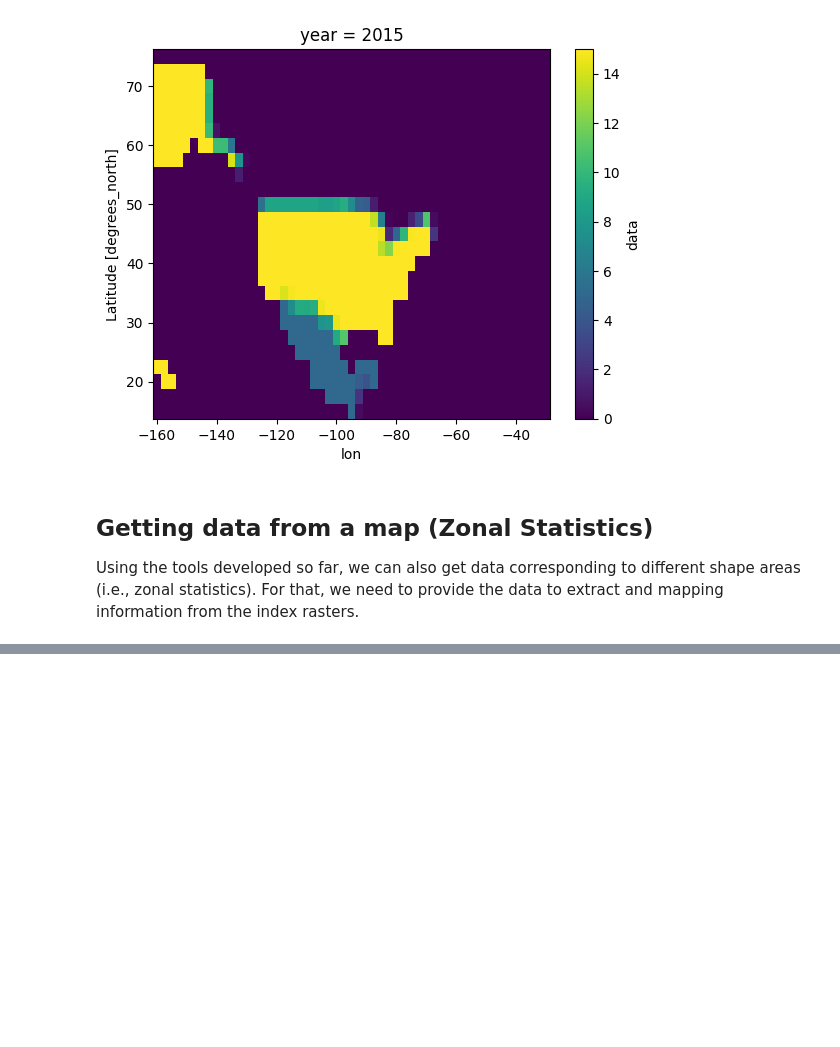
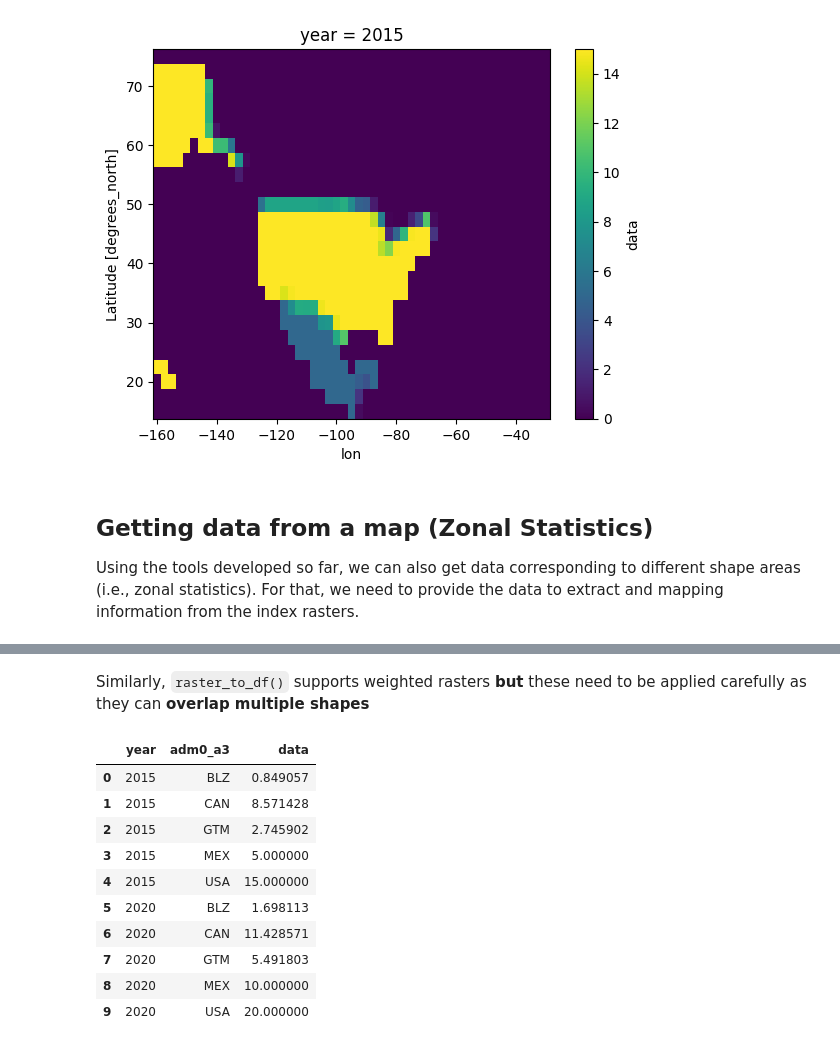
Before and after one commit to gidden/ptolemy, a Jupyter notebook: docs/notebooks/dataframe_to_raster.ipynb, the cells around one changed output, grey strips where cells are left out. Saved outputs shown, nothing was run; the diff lists cells and outputs as text; code cells hidden in the pictures; blank space fills up the shorter version.

```diff
--- a/docs/notebooks/dataframe_to_raster.ipynb
+++ b/docs/notebooks/dataframe_to_raster.ipynb
@@ -34,11 +34,13 @@ idx_map
  'SLV': 144,
  'USA': 168}
 # %%
-df = pd.DataFrame({
-    "adm0_a3": ['USA'] * 2 + ['MEX'] * 2,
-    "year": [2015, 2020] * 2,
-    "data": [15, 20, 5, 10],
-})
+df = pd.DataFrame(
+    {
+        "adm0_a3": ["USA"] * 2 + ["MEX"] * 2,
+        "year": [2015, 2020] * 2,
+        "data": [15, 20, 5, 10],
+    }
+)
 df
 # %% [output]
 |  | adm0_a3 | year | data |
@@ -129,0 +109,16 @@ dtype: float64
+# %% [markdown]
+Similarly, `raster_to_df()` supports weighted rasters **but** these need to be applied carefully as they can **overlap multiple shapes**
+# %%
+pt.raster_to_df(ds, idxr_w, func="max")
+# %% [output]
+|  | year | adm0_a3 | data |
+| 0 | 2015 | BLZ | 0.849057 |
+| 1 | 2015 | CAN | 8.571428 |
+| 2 | 2015 | GTM | 2.745902 |
+| 3 | 2015 | MEX | 5.000000 |
+| 4 | 2015 | USA | 15.000000 |
+| 5 | 2020 | BLZ | 1.698113 |
+| 6 | 2020 | CAN | 11.428571 |
+| 7 | 2020 | GTM | 5.491803 |
+| 8 | 2020 | MEX | 10.000000 |
+| 9 | 2020 | USA | 20.000000 |
```
Also changed, not shown: parts of 9 cells of this notebook.
